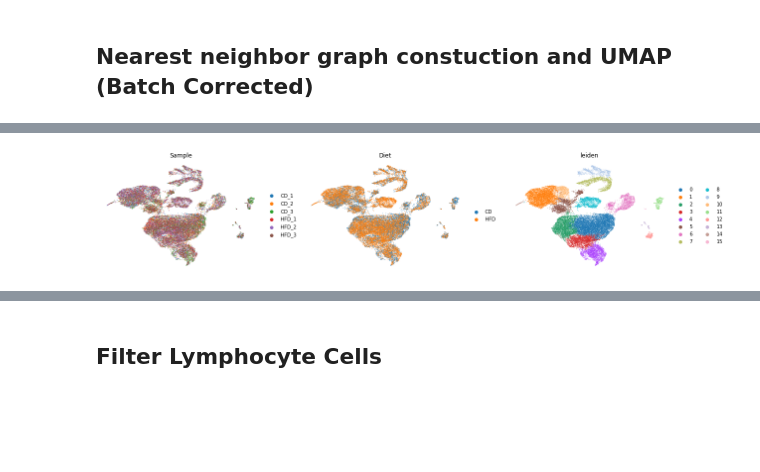
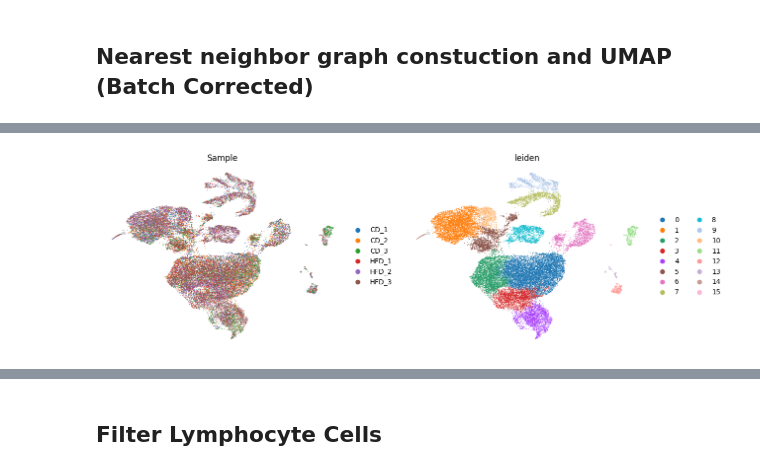
Before and after one commit to GlennRDx/scRNAseq-MSc-Analysis, a Jupyter notebook: upstream_analysis/crypt/preprocessing_and_umap.ipynb, the cells around one changed output, grey strips where cells are left out. Cells and saved outputs as stored; diff of their text form; code cells hidden in the pictures; blank space fills up the shorter version.

```diff
--- a/upstream_analysis/crypt/preprocessing_and_umap.ipynb
+++ b/upstream_analysis/crypt/preprocessing_and_umap.ipynb
@@ -57,6 +55,9 @@ adata.obs.rename(columns={'sample': 'Sample'}, inplace=True)
 # Correct the naming of the diets
 adata.obs['Diet'] = adata.obs['Diet'].replace({'HFD': 'HFHSD'})
 
+# Set the Diet colours for plotting
+adata.uns['Diet_colors'] = ['grey', 'red']
+
 adata.obs
 # %% [output]
 |  | Sample | Diet |
@@ -348,9 +353,9 @@ sc.tl.leiden(adata, resolution = 0.35, random_state = 1)
 # %%
 sc.pl.umap(
     adata,
-    color=["Sample", "Diet", "leiden"],
+    color=["Sample", "leiden"],
     ncols=3,
-    frameon=False
+    frameon=False,
 )
 # %% [output]
-[figure, old version]
+[figure, new version]
```
Also changed, not shown: parts of 24 cells of this notebook, 9 other files.
